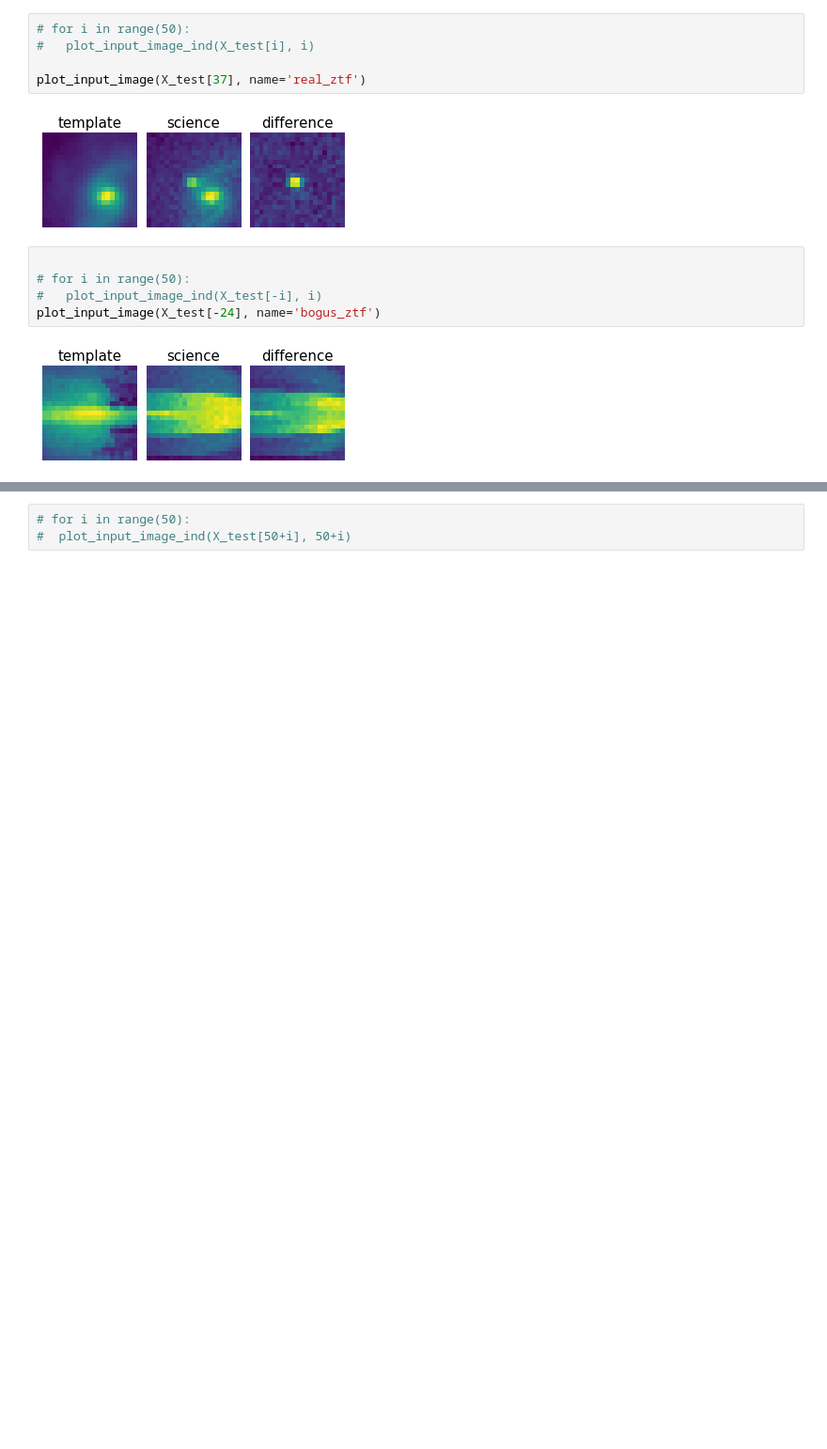
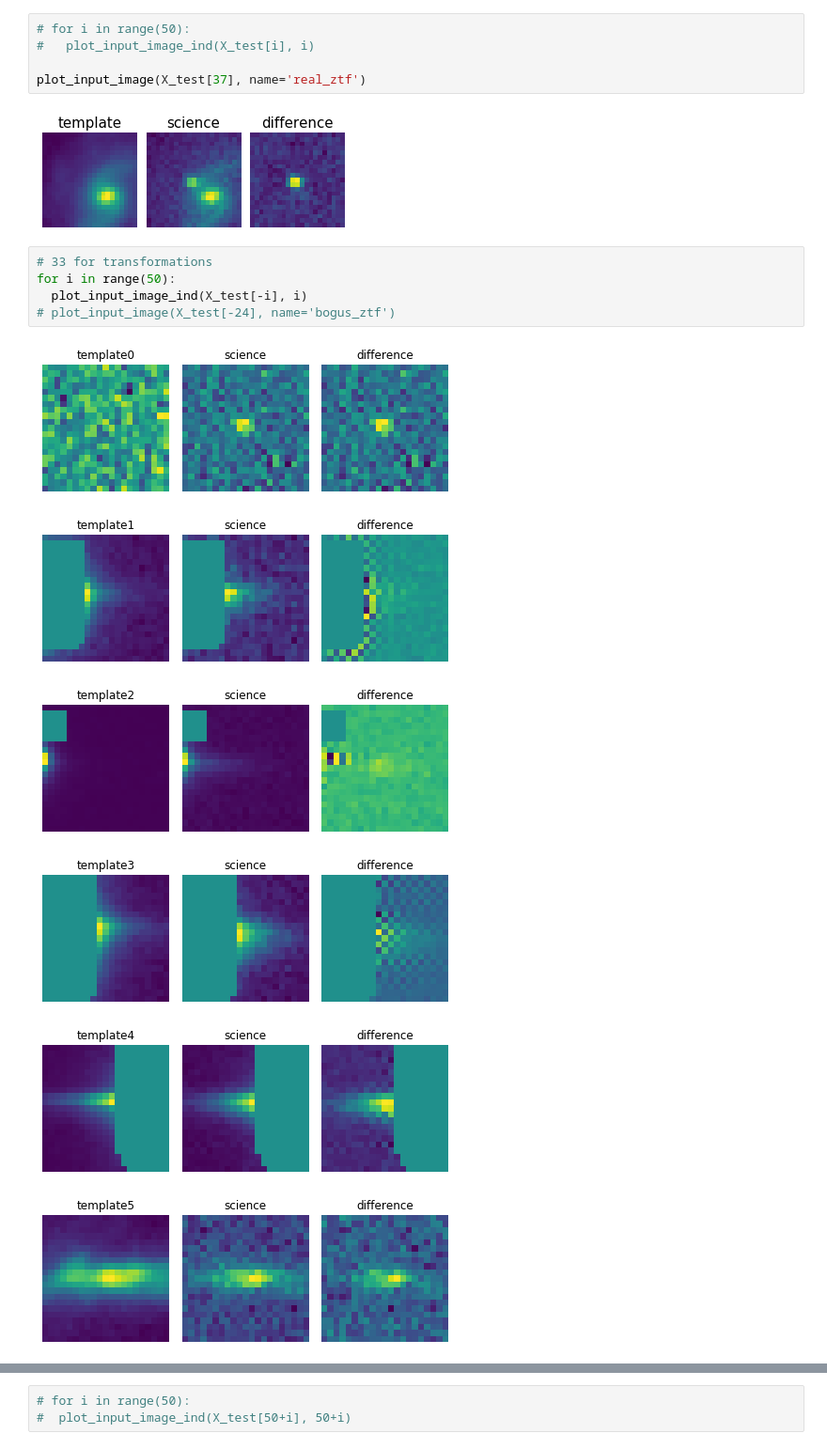
Before and after one commit to ReyesDeJong/AnomalyDetectionTransformations, a Jupyter notebook: figure_creation/Samples_visualizations.ipynb, the cells around one changed output, grey strips where cells are left out. Shown at 94% size. Cells and saved outputs as stored; diff of their text form; blank space fills up the shorter version.

```diff
--- a/figure_creation/Samples_visualizations.ipynb
+++ b/figure_creation/Samples_visualizations.ipynb
@@ -205,9 +203,14 @@ plot_input_image(X_test[37], name='real_ztf')
 # %% [output]
 [figure]
 # %%
-
-# for i in range(50):
-#   plot_input_image_ind(X_test[-i], i)
-plot_input_image(X_test[-24], name='bogus_ztf')
+# 33 for transformations
+for i in range(50):
+  plot_input_image_ind(X_test[-i], i)
+# plot_input_image(X_test[-24], name='bogus_ztf')
 # %% [output]
-[figure, old version]
+[figure, new version]
+[figure, added]
+[figure, added]
+[figure, added]
+[figure, added]
+[figure, added]
```
Also changed, not shown: parts of 5 cells of this notebook, 2 other files.
